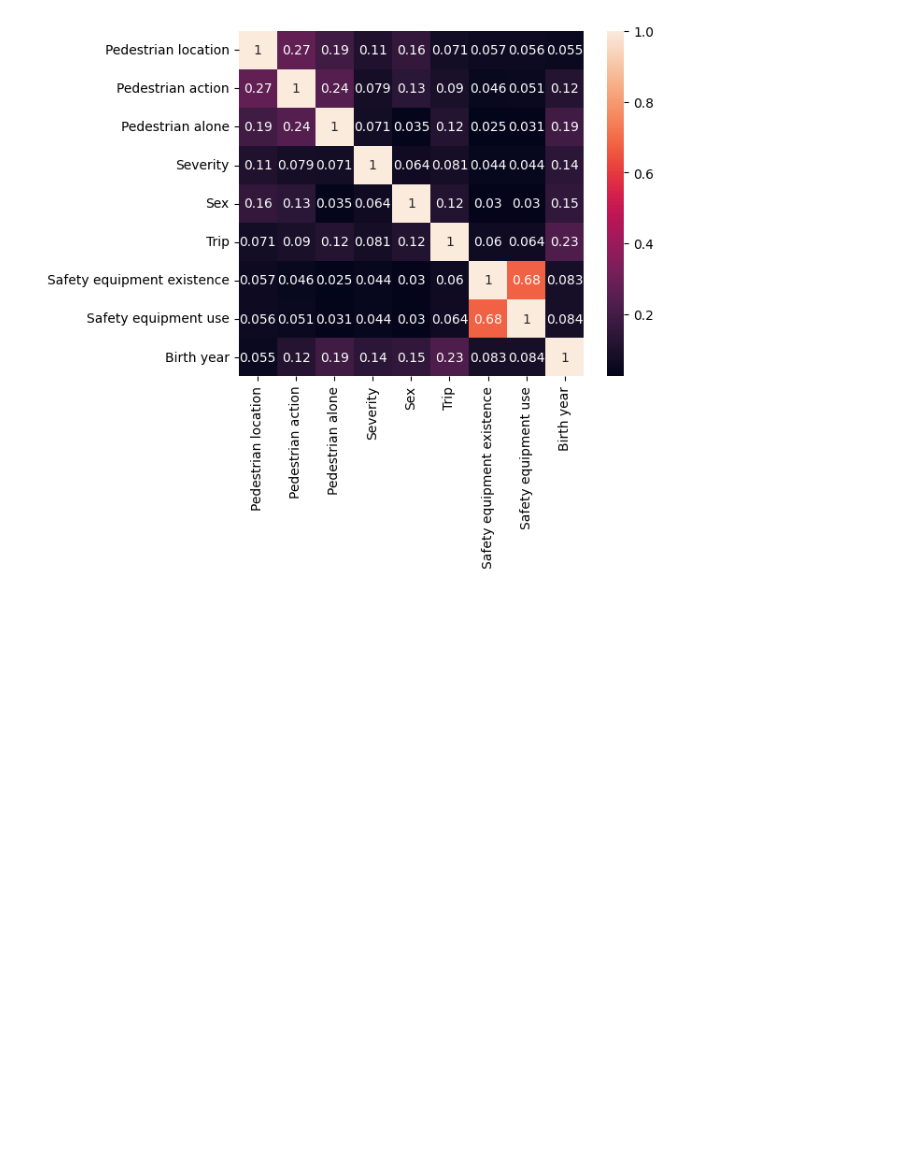
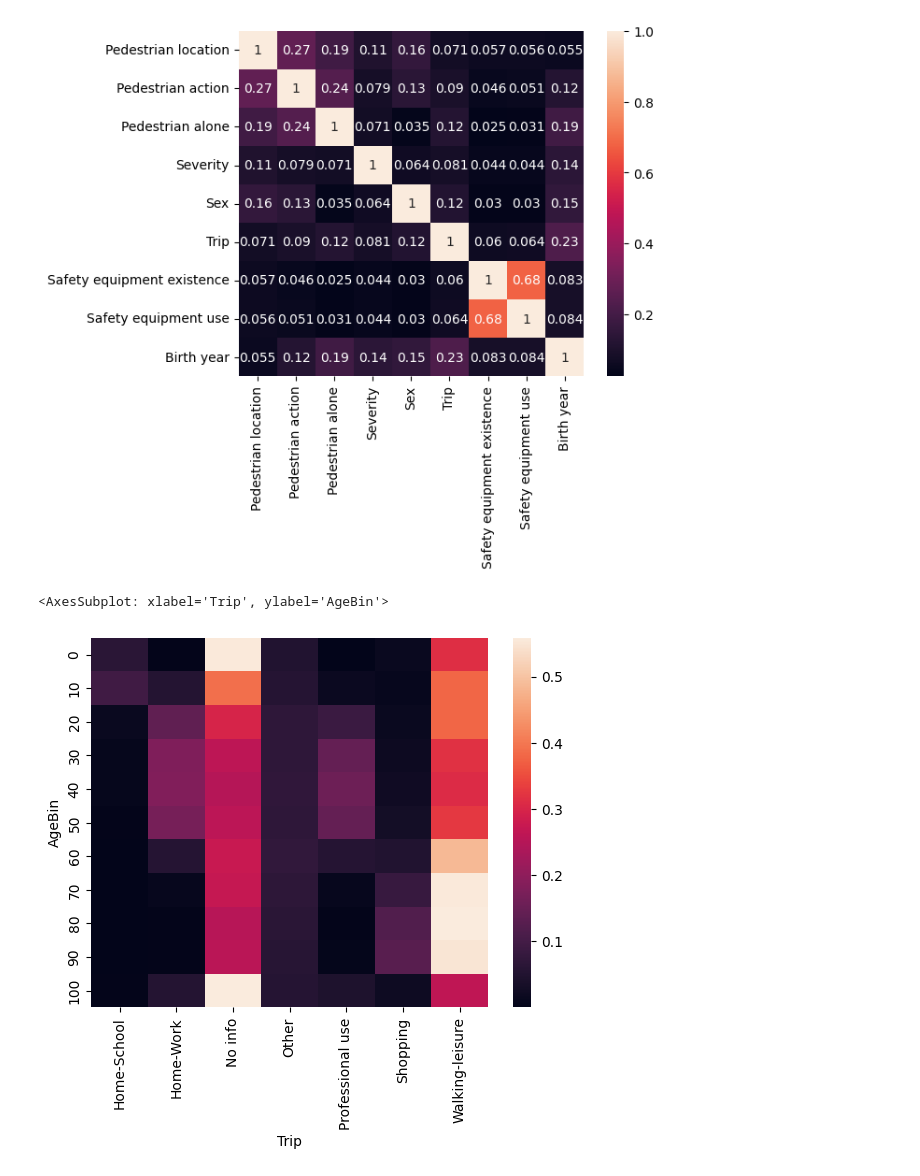
Before and after one commit to annagergaly/french-accidents, a Jupyter notebook: users.ipynb, the cells around one changed output. Cells and saved outputs as stored; diff of their text form; code cells hidden in the pictures; blank space fills up the shorter version.

```diff
--- a/users.ipynb
+++ b/users.ipynb
@@ -501,3 +501,24 @@ sns.heatmap(corr, square=True, annot=True)
 df[["Seat", "User type", "Severity", "Sex", "Trip", "Pedestrian location", "Pedestrian action", "Pedestrian alone", "Birth year", "Safety equipment existence", "Safety equipment use"]] = df[["Seat", "User type", "Severity", "Sex", "Trip", "Pedestrian location", "Pedestrian action", "Pedestrian alone", "Birth year", "Safety equipment existence", "Safety equipment use"]].astype("int")
 # %%
 df[["Num_Acc", "Seat", "User type", "Severity", "Sex", "Trip", "Pedestrian location", "Pedestrian action", "Pedestrian alone", "Birth year", "num_veh", "Safety equipment existence", "Safety equipment use"]].to_csv("data/users_prepped.csv", index=False)
+# %%
+df["Age"] = df["Year"] - df["Birth year"]
+df["AgeBin"] = df["Age"].map(lambda x: int(x/10)*10)
+# %%
+trip_map = {
+    1 : "Home-Work",
+    2 : "Home-School",
+    3 : "Shopping",
+    4 : "Professional use",
+    5 : "Walking-leisure",
+    9 : "Other",
+    0 : "No info"
+}
+age_trip = df[["AgeBin", "Trip"]].copy()
+age_trip["Trip"].replace(trip_map, inplace=True)
+age_trip = age_trip.groupby(["AgeBin", "Trip"]).size().reset_index(drop=False).pivot(index="AgeBin", columns="Trip", values=0)
+age_trip = age_trip.apply(lambda x: x/x.sum(), axis = 1)
+sns.heatmap(age_trip)
+# %% [output]
+<AxesSubplot: xlabel='Trip', ylabel='AgeBin'>
+[figure, added]
```
Also changed, not shown: parts of 2 cells of this notebook, 3 other files.
